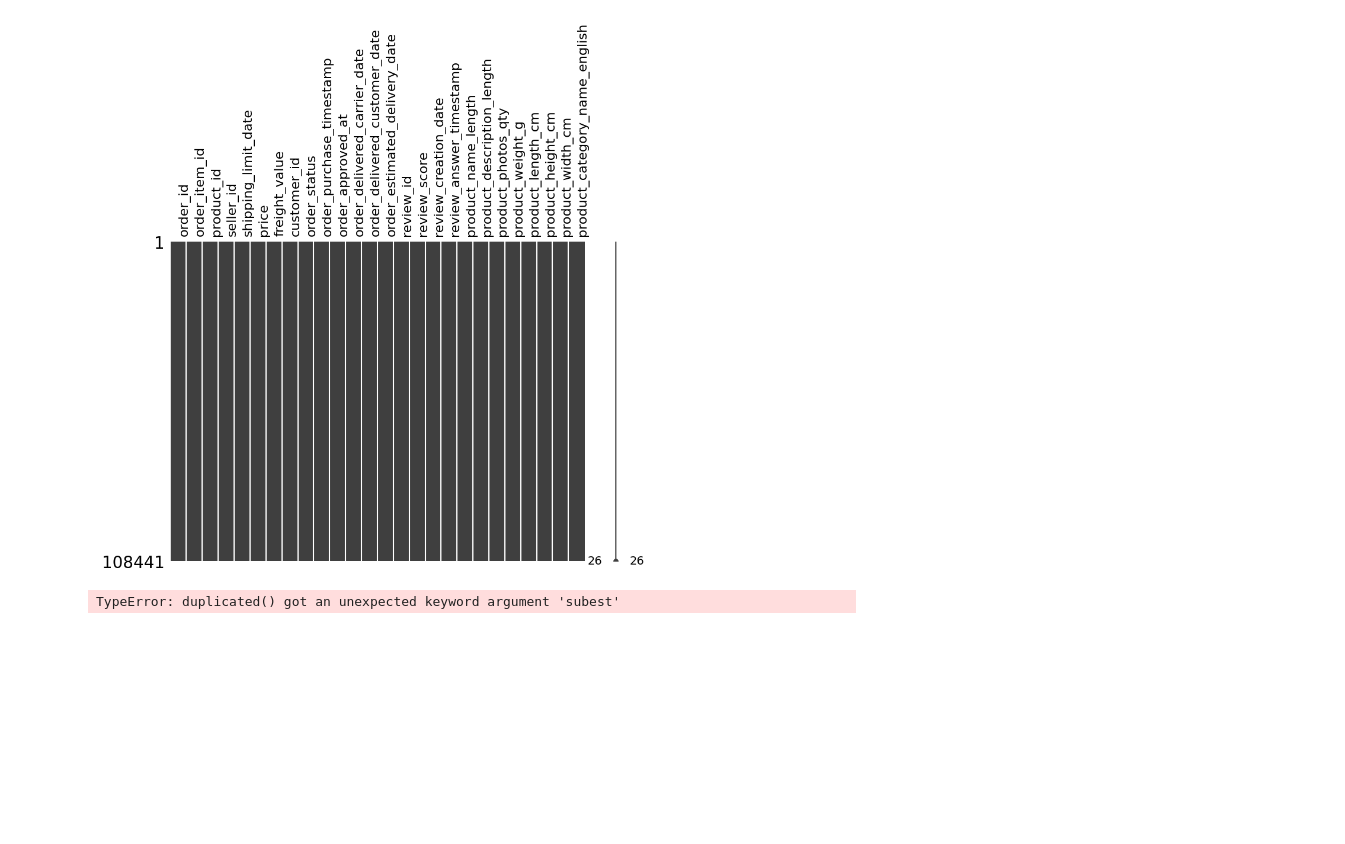
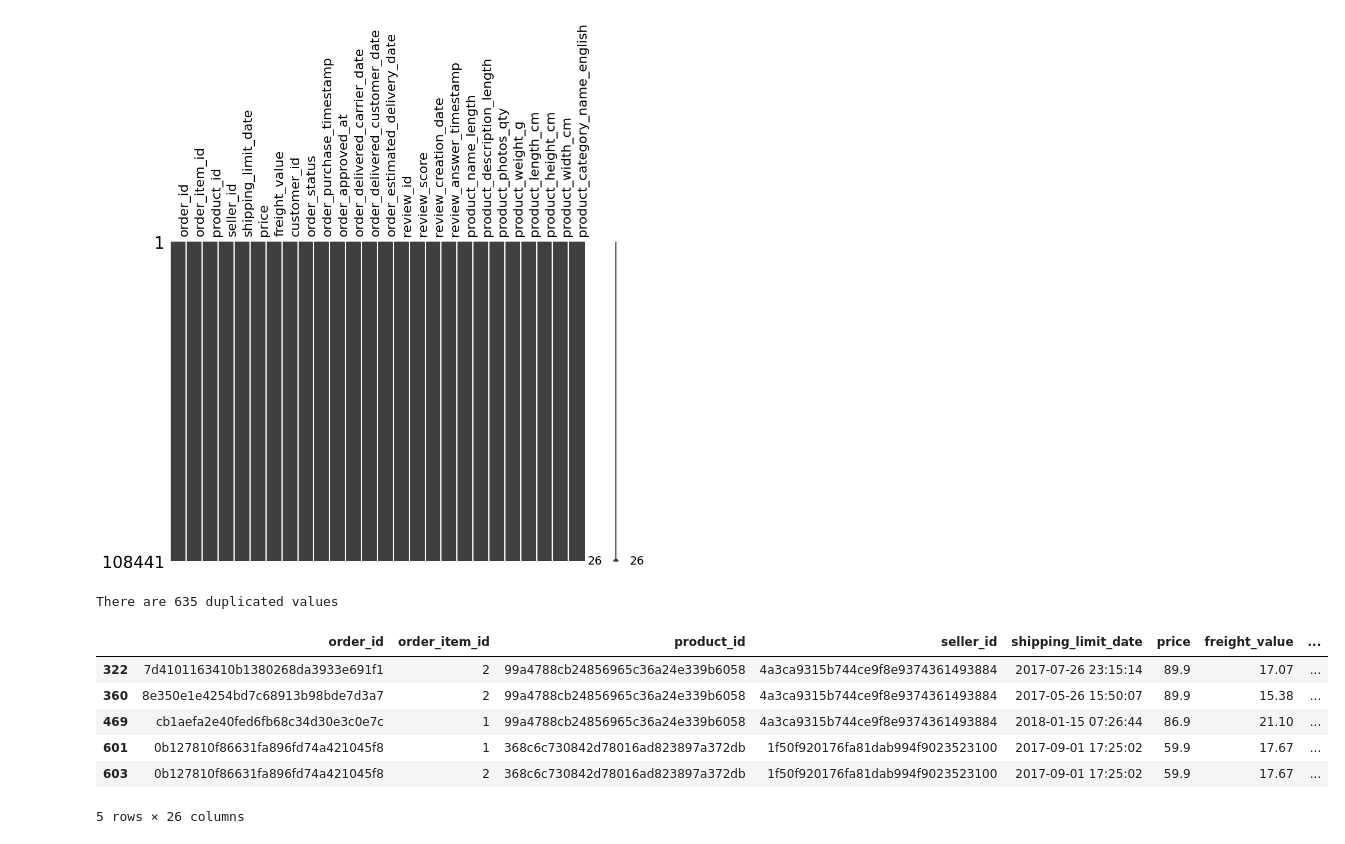
Before and after one commit to RuizLorenzoChavez/price-optimization-ML, a Jupyter notebook: main.ipynb, the cells around one changed output. Cells and saved outputs as stored; diff of their text form; code cells hidden in the pictures; blank space fills up the shorter version.

```diff
--- a/main.ipynb
+++ b/main.ipynb
@@ -229,9 +229,24 @@ display(msno.matrix(transactions_df,
 # %% [output]
 <Axes: >
 [figure]
-# %%
-transactions_df.duplicated(subest=["order_id",
-                                   "order_item_id",
-                                   "customer_id",])
-# %% [output]
-TypeError: duplicated() got an unexpected keyword argument 'subest'
+# %%
+duplicated = transactions_df.duplicated(subset=["order_id",
+                                               "order_item_id",
+                                               "product_id",
+                                               "customer_id",
+                                               "price"
+                                               ])
+
+duplicates = transactions_df[duplicated]
+
+print(f"There are {duplicates.shape[0]} duplicated values")
+display(duplicates.head())
+# %% [output]
+There are 635 duplicated values
+|  | order_id | order_item_id | product_id | seller_id | shipping_limit_date | price | freight_value | ... |
+| 322 | 7d4101163410b1380268da3933e691f1 | 2 | 99a4788cb24856965c36a24e339b6058 | 4a3ca9315b744ce9f8e9374361493884 | 2017-07-26 23:15:14 | 89.9 | 17.07 | ... |
+| 360 | 8e350e1e4254bd7c68913b98bde7d3a7 | 2 | 99a4788cb24856965c36a24e339b6058 | 4a3ca9315b744ce9f8e9374361493884 | 2017-05-26 15:50:07 | 89.9 | 15.38 | ... |
+| 469 | cb1aefa2e40fed6fb68c34d30e3c0e7c | 1 | 99a4788cb24856965c36a24e339b6058 | 4a3ca9315b744ce9f8e9374361493884 | 2018-01-15 07:26:44 | 86.9 | 21.10 | ... |
+| 601 | 0b127810f86631fa896fd74a421045f8 | 1 | 368c6c730842d78016ad823897a372db | 1f50f920176fa81dab994f9023523100 | 2017-09-01 17:25:02 | 59.9 | 17.67 | ... |
+| 603 | 0b127810f86631fa896fd74a421045f8 | 2 | 368c6c730842d78016ad823897a372db | 1f50f920176fa81dab994f9023523100 | 2017-09-01 17:25:02 | 59.9 | 17.67 | ... |
+5 rows × 26 columns
```
Also changed, not shown: parts of 2 cells of this notebook.
